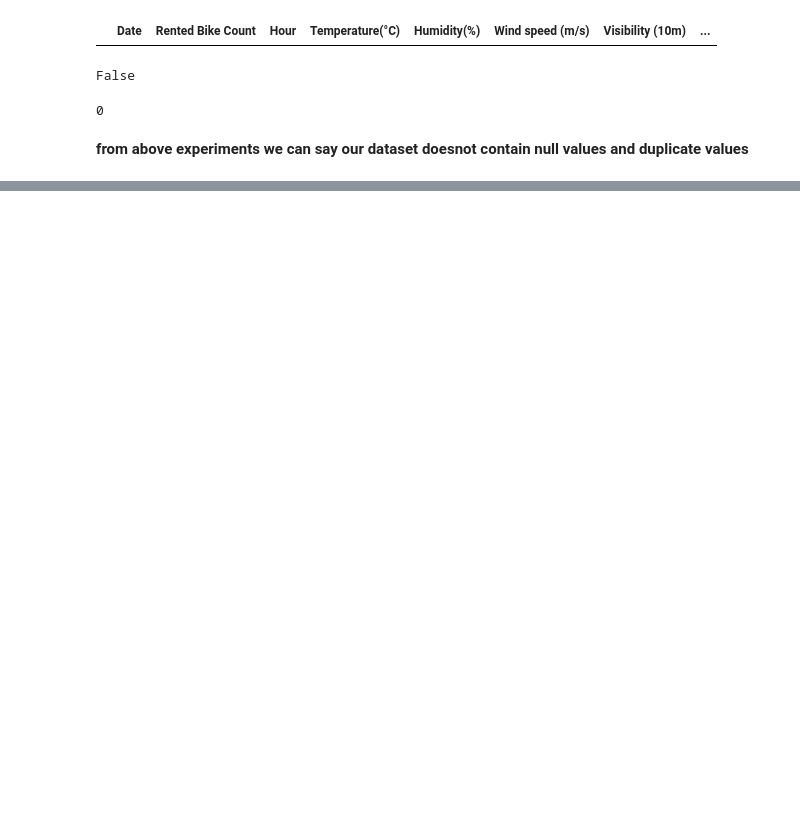
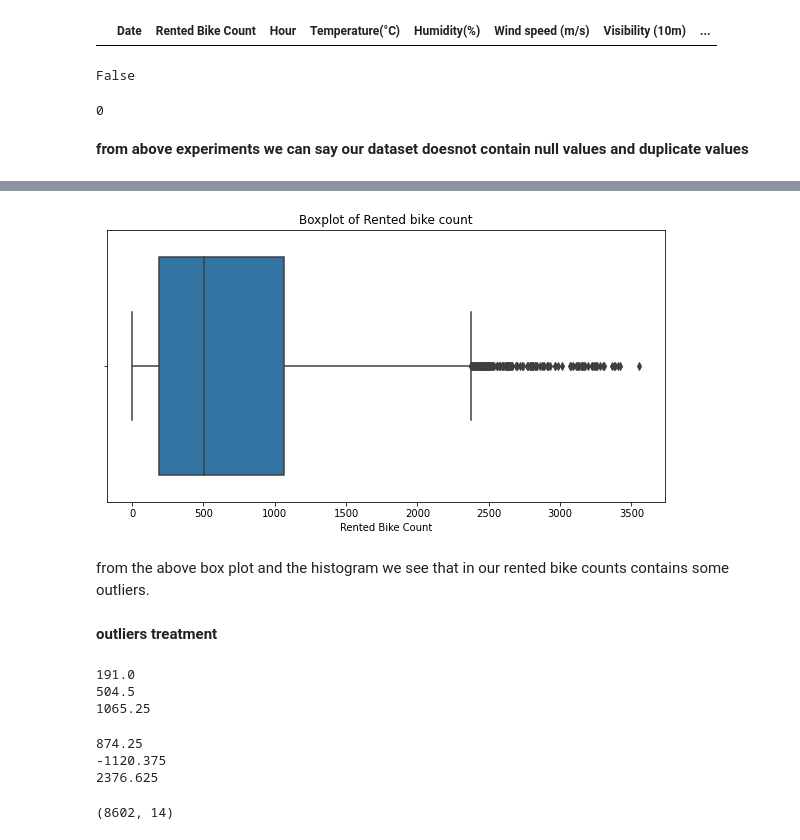
Before and after one commit to avanish04/Bike-Sharing-Demand-Prediction---Capstone-Project, a Jupyter notebook: Bike_Sharing_Demand_Prediction_Capstone_Project.ipynb, the cells around one changed output, grey strips where cells are left out. Cells and saved outputs as stored; diff of their text form; code cells hidden in the pictures; blank space fills up the shorter version.

```diff
--- a/Bike_Sharing_Demand_Prediction_Capstone_Project.ipynb
+++ b/Bike_Sharing_Demand_Prediction_Capstone_Project.ipynb
@@ -146,0 +177,32 @@ and duplicate values**
+# %%
+plt.rcParams['figure.figsize'] = (10, 5)
+plt.title('Boxplot of Rented bike count')
+ax=sns.boxplot(df['Rented Bike Count'])
+# %% [output]
+[figure, added]
+# %% [markdown]
+from the above box plot and the histogram we see that in our rented bike counts contains some outliers.
+# %% [markdown]
+**outliers treatment**
+# %%
+percentile_q1 = np.percentile(df['Rented Bike Count'],25)
+print(percentile_q1)
+percentile_q2 = np.percentile(df['Rented Bike Count'],50)
+print(percentile_q2)
+percentile_q3 = np.percentile(df['Rented Bike Count'],75)
+print(percentile_q3)
+# %% [output]
+191.0
+504.5
+1065.25
+# %%
+IQR=percentile_q3-percentile_q1
+print(IQR)
+lower_side_outlier=percentile_q1-(1.5)*IQR
+print(lower_side_outlier)
+upper_side_outlier=percentile_q3+(1.5)*IQR
+print(upper_side_outlier)
+# %% [output]
+874.25
+-1120.375
+2376.625
@@ -146,0 +211,4 @@ and duplicate values**
+# %%
+new_data.shape
+# %% [output]
+(8602, 14)
```
Also changed, not shown: parts of 26 cells of this notebook.
